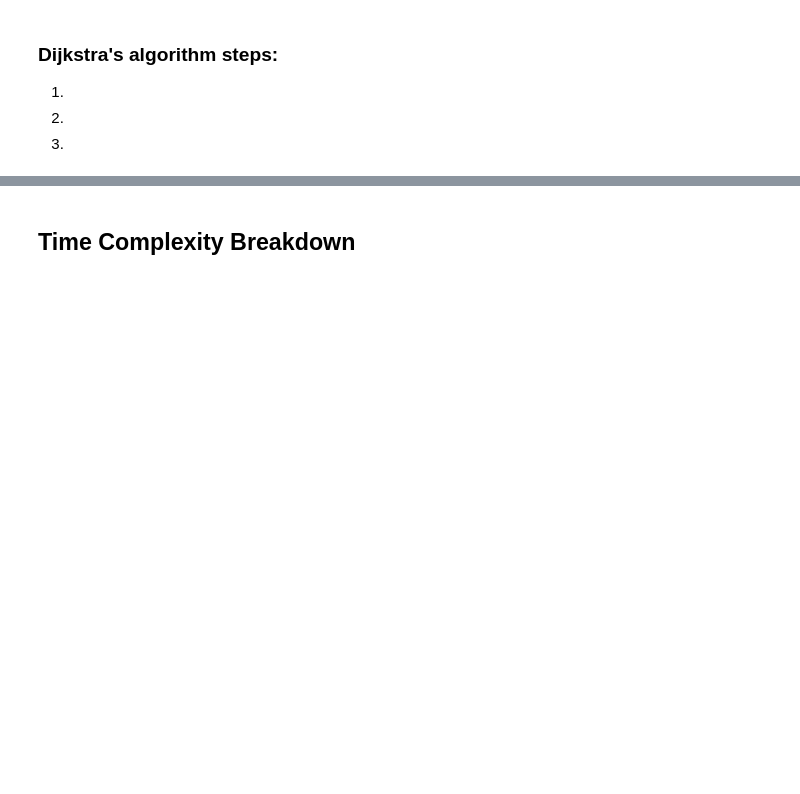
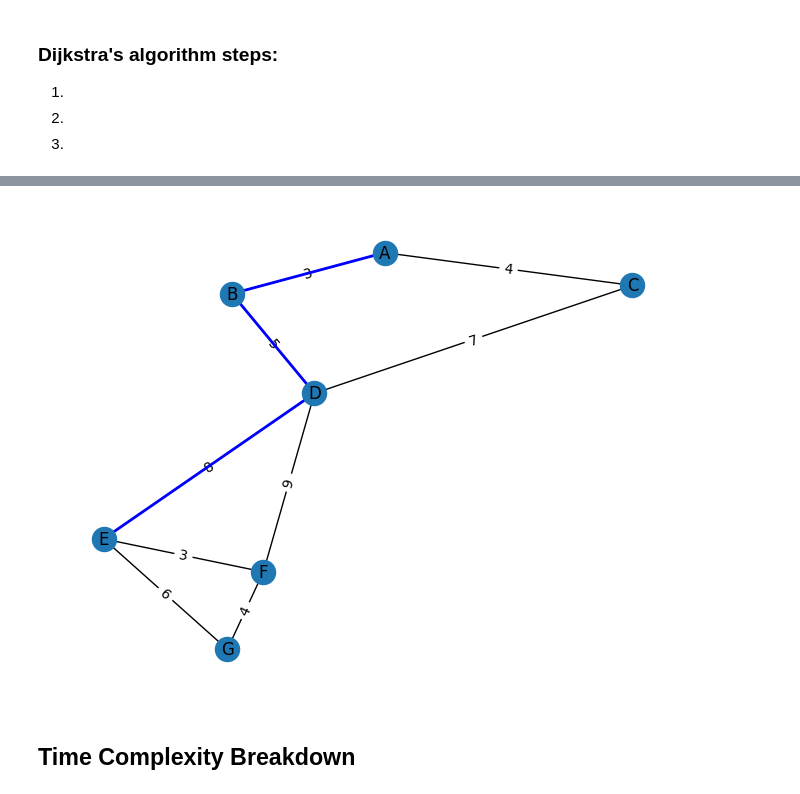
Before and after one commit to crane919/shortest-path, a Jupyter notebook: Dijkstra's.ipynb, the cells around one changed output, grey strips where cells are left out. Drawn from its saved outputs; the diff is of its cells as text; code cells hidden in the pictures; blank space fills up the shorter version.

```diff
--- a/Dijkstra's.ipynb
+++ b/Dijkstra's.ipynb
@@ -15,6 +15,8 @@ https://bradfieldcs.com/algos/graphs/dijkstras-algorithm/
 # code goes here!
 from heapq import heappop, heappush
 from math import inf
+from visualization import visualize_graph
+
 
 class graph_vertex:
   def __init__(self, name, x, y):
@@ -22,24 +24,22 @@ class graph_vertex:
     self.position = (x, y)
 
 # Set up example graph
-a = graph_vertex("A", 28.6448, 77.216721)
-b = graph_vertex("B", 26.92207, 75.778885)
-c = graph_vertex("C", 25.321684, 82.987289)
-d = graph_vertex("D", 19.07283, 72.88261)
-e = graph_vertex("E", 13.067439, 80.237617)
-f = graph_vertex("F", 17.387140, 78.491684)
-g = graph_vertex("G", 22.572645, 88.363892)
-h = graph_vertex("H", 12.972442, 77.580643)
+a = graph_vertex("A", 0, 2)
+b = graph_vertex("B", 1, 4)
+c = graph_vertex("C", 1, 1)
+d = graph_vertex("D", 2, 2)
+e = graph_vertex("E", 4, 1)
+f = graph_vertex("F", 5, 3)
+g = graph_vertex("G", 6, 1)
 
 euclidean_graph = {
-  a: set([(b, 2.243918), (c, 6.65902), (d, 10.507479), (f, 11.329626), (g, 12.693718)]),
-  b: set([(d, 8.366539), (a, 2.243918)]),
-  c: set([(a, 6.65902), (d, 11.88077)]),
-  d: set([(a, 10.507479), (b, 8.366539), (c, 11.88077), (f, 5.856898), (g, 15.87195), (h, 7.699756)]),
-  e: set([(g, 12.50541), (f, 4.659195), (h, 2.658671)]),
-  f: set([(a, 11.329626), (d, 5.856898), (e, 4.659195), (h, 4.507721), (g, 11.151231)]),
-  g: set([(a, 12.693718), (d, 15.87195), (e, 12.50541), (f, 11.151231), (h, 14.437532)]),
-  h: set([(d, 7.699756), (e, 2.658671), (f, 4.507721), (g, 14.437532)])
+  a: set([(b, 3), (c, 4)]),
+  b: set([(a, 3), (d, 5)]),
+  c: set([(a, 4), (d, 7)]),
+  d: set([(b, 5), (c, 7), (e, 9), (f, 8)]),
+  e: set([(d, 8), (g, 6), (f, 3)]),
+  f: set([(d, 9), (g, 4), (e, 3)]),
+  g: set([(e, 6), (f, 4)])
 }
 
 
@@ -116,9 +116,32 @@ def dijkstras_path(distances, start, target):
 
 
 distances_from_a = dijkstras(euclidean_graph, a)
-print(dijkstras_path(distances_from_a, a, h))
-print("Shortest Distance from A to")
-for key, value in distances_from_a.items():
-  print(f"{key.name}: {value[0]} | Previous node: {value[1].name}")
+path_from_a_to_g = dijkstras_path(distances_from_a, a, e)
+print(path_from_a_to_g)
+# print("Shortest Distance from A to")
+# for key, value in distances_from_a.items():
+#   print(f"{key.name}: {value[0]} | Previous node: {value[1].name}")
+
+def create_edge_dict(graph):
+  """
+    Converts a graph into a dictionary for edge visualization.
+
+    Parameters:
+        graph (dict): A dictionary representing the graph.
+
+    Returns:
+        dict: A dictionary where keys are tuples (start_vertex_name, end_vertex_name) and values are edge weights.
+  """
+  edge_dict = {}
+  for key, connections in graph.items():
+    for conn in connections:
+        edge_dict[(key.name, conn[0].name)] = conn[1]
+
+  return edge_dict
+
+# Visualization of the graph
+graph_edge_dict = create_edge_dict(euclidean_graph)
+print()
+visualize_graph(graph_edge_dict, path_from_a_to_g)
 # %% [output]
 Starting Dijkstra's algorithm!
@@ -136,2 +158,3 @@ H: 15.837347 | Previous node: F
+[figure, added]
 # %% [markdown]
 ## Time Complexity Breakdown
```
Also changed, not shown: parts of 1 cell of this notebook, 3 other files.
